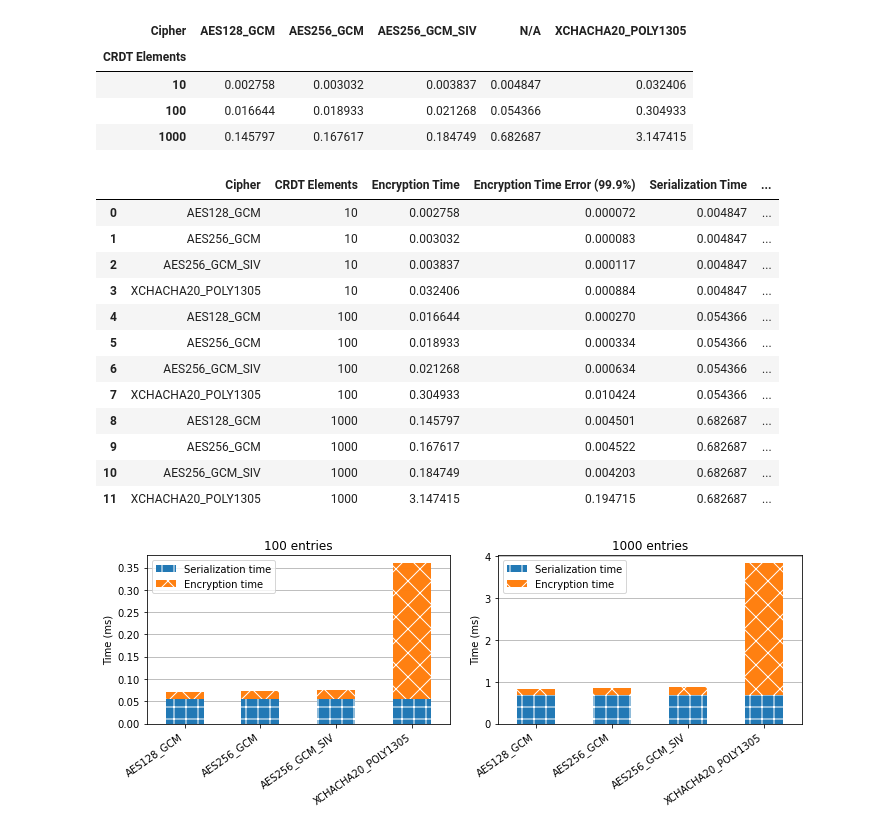
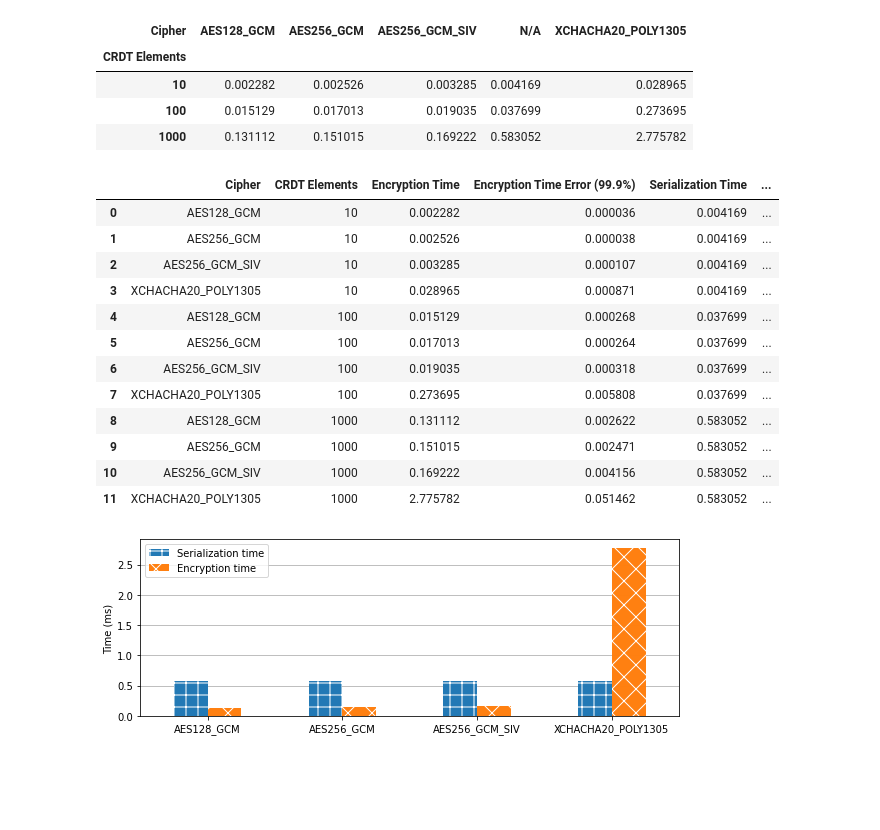
Before and after one commit to rescala-lang/REScala, a Jupyter notebook: Code/Microbenchmarks/encrdt/encrdt benchmark.ipynb, the cells around one changed output. Saved outputs shown, nothing was run; the diff lists cells and outputs as text; code cells hidden in the pictures; blank space fills up the shorter version.

```diff
--- a/Code/Microbenchmarks/encrdt/encrdt benchmark.ipynb
+++ b/Code/Microbenchmarks/encrdt/encrdt benchmark.ipynb
@@ -4,7 +4,7 @@ import pandas as pd
 
 plt.rcParams['hatch.color'] = 'w'
 # %%
-df = pd.read_csv('results/jmh_benchmark.csv').rename(columns = {'Param: keyTemplateString':'Cipher', 'Param: crdtSizeInElements':'CRDT Elements'})
+df = pd.read_csv('./results/jmh_benchmark.csv').rename(columns = {'Param: keyTemplateString':'Cipher', 'Param: crdtSizeInElements':'CRDT Elements'})
 df = df.fillna('N/A')
 def shortenName(benchString):
     return benchString.replace('de.ckuessner.encrdt.benchmarks.AWLWWMapBenchmark.' , '')
@@ -34,9 +34,9 @@ serializeOnlyVsEncryptOnly
 # %% [output]
 | Cipher | AES128_GCM | AES256_GCM | AES256_GCM_SIV | N/A | XCHACHA20_POLY1305 |
 | CRDT Elements |  |  |  |  |  |
-| 10 | 0.002758 | 0.003032 | 0.003837 | 0.004847 | 0.032406 |
-| 100 | 0.016644 | 0.018933 | 0.021268 | 0.054366 | 0.304933 |
-| 1000 | 0.145797 | 0.167617 | 0.184749 | 0.682687 | 3.147415 |
+| 10 | 0.002282 | 0.002526 | 0.003285 | 0.004169 | 0.028965 |
+| 100 | 0.015129 | 0.017013 | 0.019035 | 0.037699 | 0.273695 |
+| 1000 | 0.131112 | 0.151015 | 0.169222 | 0.583052 | 2.775782 |
 # %%
 encryptOnly = df[df['Benchmark'] == 'encryptOnly'][['Cipher', 'CRDT Elements', 'Score', 'Score Error (99.9%)']].rename(columns={'Score': 'Encryption Time', 'Score Error (99.9%)': 'Encryption Time Error (99.9%)'})
 serializeOnly = df[df['Benchmark'] == 'serializeOnly'][['CRDT Elements', 'Score', 'Score Error (99.9%)']].rename(columns={'Score': 'Serialization Time', 'Score Error (99.9%)': 'Serialization Time Error (99.9%)'})
@@ -44,42 +44,46 @@ encryptAndSerialize = encryptOnly.merge(serializeOnly, left_on='CRDT Elements',
 encryptAndSerialize
 # %% [output]
 |  | Cipher | CRDT Elements | Encryption Time | Encryption Time Error (99.9%) | Serialization Time | ... |
-| 0 | AES128_GCM | 10 | 0.002758 | 0.000072 | 0.004847 | ... |
-| 1 | AES256_GCM | 10 | 0.003032 | 0.000083 | 0.004847 | ... |
-| 2 | AES256_GCM_SIV | 10 | 0.003837 | 0.000117 | 0.004847 | ... |
-| 3 | XCHACHA20_POLY1305 | 10 | 0.032406 | 0.000884 | 0.004847 | ... |
-| 4 | AES128_GCM | 100 | 0.016644 | 0.000270 | 0.054366 | ... |
-| 5 | AES256_GCM | 100 | 0.018933 | 0.000334 | 0.054366 | ... |
-| 6 | AES256_GCM_SIV | 100 | 0.021268 | 0.000634 | 0.054366 | ... |
-| 7 | XCHACHA20_POLY1305 | 100 | 0.304933 | 0.010424 | 0.054366 | ... |
-| 8 | AES128_GCM | 1000 | 0.145797 | 0.004501 | 0.682687 | ... |
-| 9 | AES256_GCM | 1000 | 0.167617 | 0.004522 | 0.682687 | ... |
-| 10 | AES256_GCM_SIV | 1000 | 0.184749 | 0.004203 | 0.682687 | ... |
-| 11 | XCHACHA20_POLY1305 | 1000 | 3.147415 | 0.194715 | 0.682687 | ... |
+| 0 | AES128_GCM | 10 | 0.002282 | 0.000036 | 0.004169 | ... |
+| 1 | AES256_GCM | 10 | 0.002526 | 0.000038 | 0.004169 | ... |
+| 2 | AES256_GCM_SIV | 10 | 0.003285 | 0.000107 | 0.004169 | ... |
+| 3 | XCHACHA20_POLY1305 | 10 | 0.028965 | 0.000871 | 0.004169 | ... |
+| 4 | AES128_GCM | 100 | 0.015129 | 0.000268 | 0.037699 | ... |
+| 5 | AES256_GCM | 100 | 0.017013 | 0.000264 | 0.037699 | ... |
+| 6 | AES256_GCM_SIV | 100 | 0.019035 | 0.000318 | 0.037699 | ... |
+| 7 | XCHACHA20_POLY1305 | 100 | 0.273695 | 0.005808 | 0.037699 | ... |
+| 8 | AES128_GCM | 1000 | 0.131112 | 0.002622 | 0.583052 | ... |
+| 9 | AES256_GCM | 1000 | 0.151015 | 0.002471 | 0.583052 | ... |
+| 10 | AES256_GCM_SIV | 1000 | 0.169222 | 0.004156 | 0.583052 | ... |
+| 11 | XCHACHA20_POLY1305 | 1000 | 2.775782 | 0.051462 | 0.583052 | ... |
 # %%
-fig, (ax1,ax2) = plt.subplots(1,2, figsize=(10,4))
+fig, ax = plt.subplots(figsize=(8.3, 3))
+encryptAndSerializeFiltered = encryptAndSerialize[(encryptAndSerialize['CRDT Elements'] == 1_000) & (encryptAndSerialize['Encryption Time'] < 5) & (encryptAndSerialize['CRDT Elements'] <= 1000)].set_index('Cipher')
+encryptAndSerializeFiltered[['Serialization Time','Encryption Time']].plot.bar(
+    #stacked=True,
+    ax=ax, alpha=.99
+)
 
 hatches = ('+'*4 + 'x'*4)
-for ax, elems in [(ax1, 100),(ax2,1000)]:
-    encryptAndSerializeFiltered = encryptAndSerialize[encryptAndSerialize['CRDT Elements'] == elems].set_index('Cipher')
-    encryptAndSerializeFiltered[['Serialization Time','Encryption Time']].plot.bar(stacked=True, ax=ax, alpha=.99)
+for bar, hatch in zip(ax.patches, hatches):
+   bar.set_hatch(hatch)
 
-    for bar, hatch in zip(ax.patches, hatches):
-       bar.set_hatch(hatch)
+ax.legend(labels=['Serialization time', 'Encryption time'])
 
-    ax.legend(labels=['Serialization time', 'Encryption time'])
+ax.set_xticklabels(ax.get_xticklabels(),
+                   rotation=0,
+                   #ha='right'
+                  )
 
-    ax.set_xticklabels(ax.get_xticklabels(), rotation=35, ha='right')
-    ax.set_title(f'{elems} entries')
-    ax.set_ylabel('Time (ms)')
-    ax.set_xlabel('')
-    ax.set_axisbelow(True)
-    ax.grid(axis='y')
+ax.set_ylabel('Time (ms)')
+ax.set_xlabel('')
+ax.set_axisbelow(True)
 
+plt.grid(axis='y')
 plt.tight_layout()
 plt.show()
 # %% [output]
-[figure, old version]
+[figure, new version]
 # %%
 state_df = pd.read_csv('./results/state_size_benchmark.csv')
 # Convert bytes to KiB
```
Also changed, not shown: parts of 10 cells of this notebook, 53 other files.
